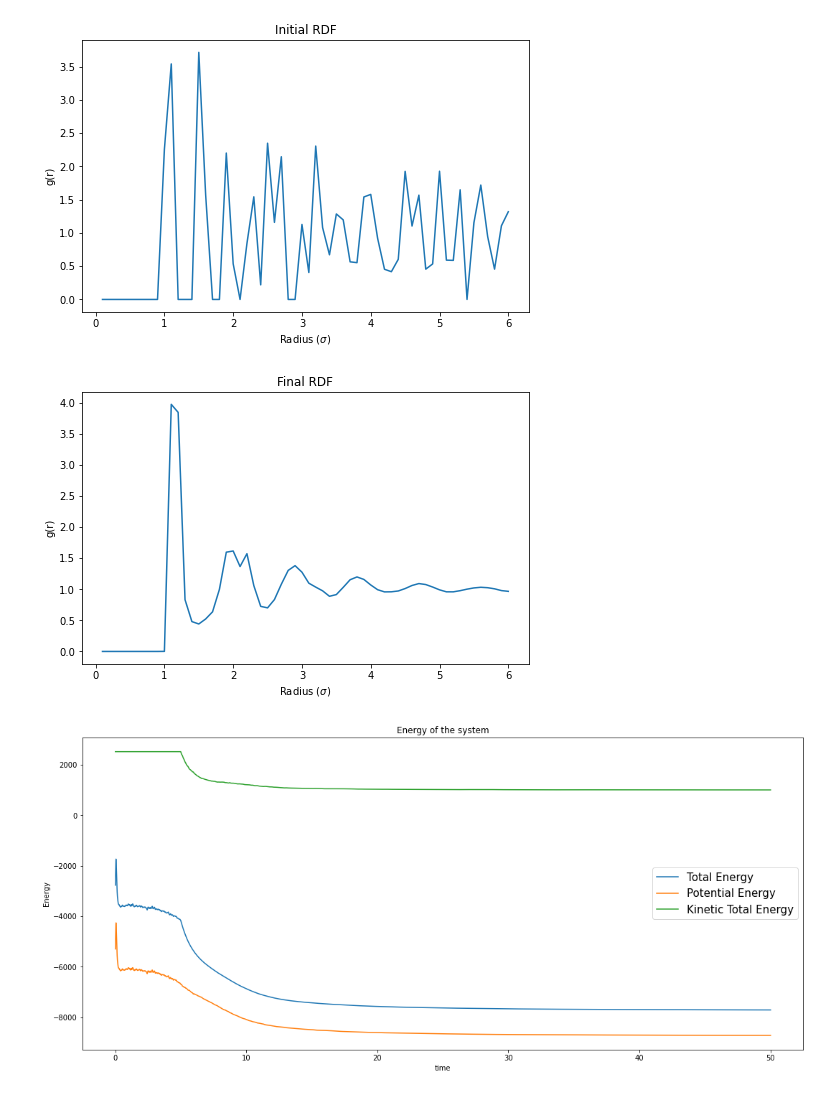
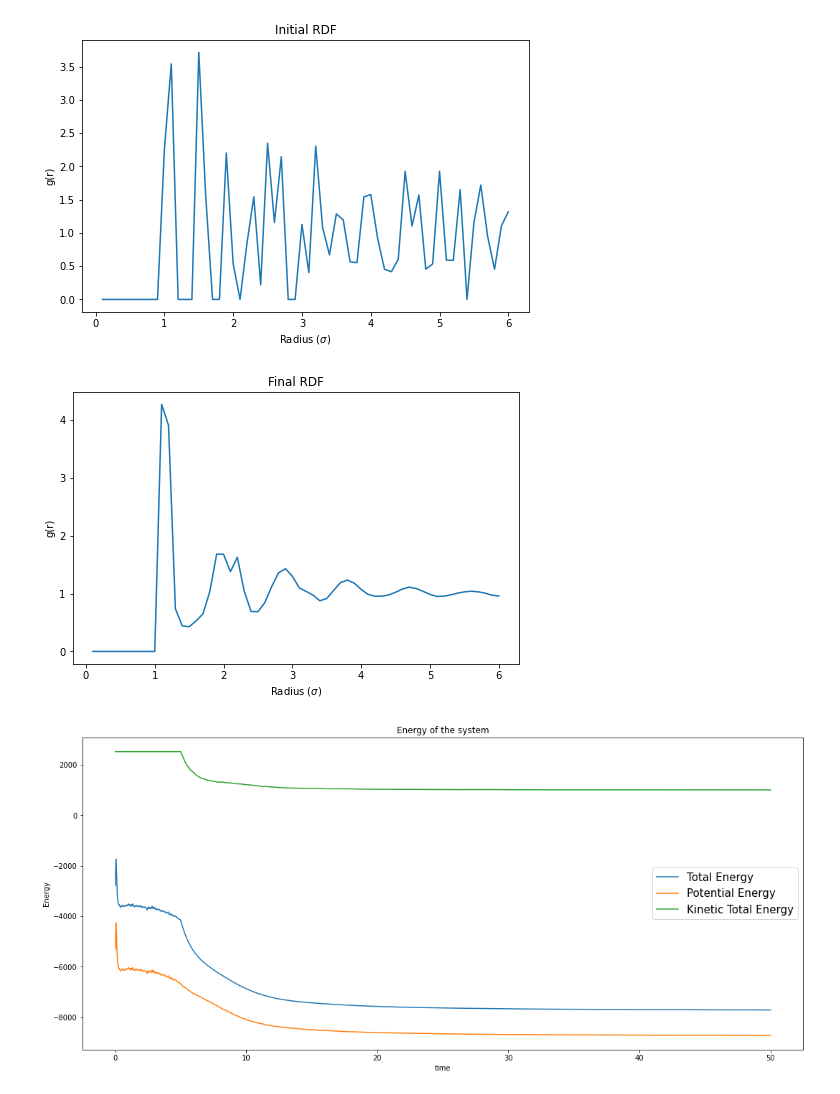
Before and after one commit to moeinhajian/Molecular-Dynamics-NVE, a Jupyter notebook: NVE-MD.ipynb, the cells around one changed output. Cells and saved outputs as stored; diff of their text form; code cells hidden in the pictures.

```diff
--- a/NVE-MD.ipynb
+++ b/NVE-MD.ipynb
@@ -144,7 +144,7 @@ while t <= (dt * mdts):
     ktd = np.sum(vi_squared)
 
     # Calculating RDF in several time steps
-    if ((nn % 10 == 0) and (nn > 500)):
+    if ((nn % 50 == 0) and (nn > 2000)):
         ng += 1
         for i in range(1, 61):
             mask = np.logical_and(r <= i * dr, r > (i - 1) * dr)
@@ -160,34 +160,34 @@ while t <= (dt * mdts):
     # Computing kinetic energy and temperature
     kE = ktd / 2
     T = ktd / (3 * N)
     # Replacing old acceleration by new acceleration
     at = atdt
 
     # Computing the total energy
     Et = uE + kE
     t += dt
     nn += 1
 
     # Printing the energies and temperatures in a text file
     # print(f"time:{t} Kt:{kE} Ut:{uE} E:{Et} T:{T}\n")
     uEplot.append(uE)
     kEplot.append(kE)
     Etplot.append(Et)
     templot.append(T)
     time.append(t)
 
 
 # Printing final average RDF in the text file
 gr = gr / ng
 # Plotting RDF
 plt.figure(figsize=(8,5))
 plt.plot(Radius, gr)
 plt.title('Final RDF')
 plt.xlabel('Radius ($\sigma$)')
 plt.ylabel('g(r)')
 plt.show()
 # %% [output]
-[figure, old version]
+[figure, new version]
 # %%
 # Plotting Energies vs time
 plt.figure(figsize=(18,8))
```
Also changed, not shown: parts of 1 cell of this notebook.
